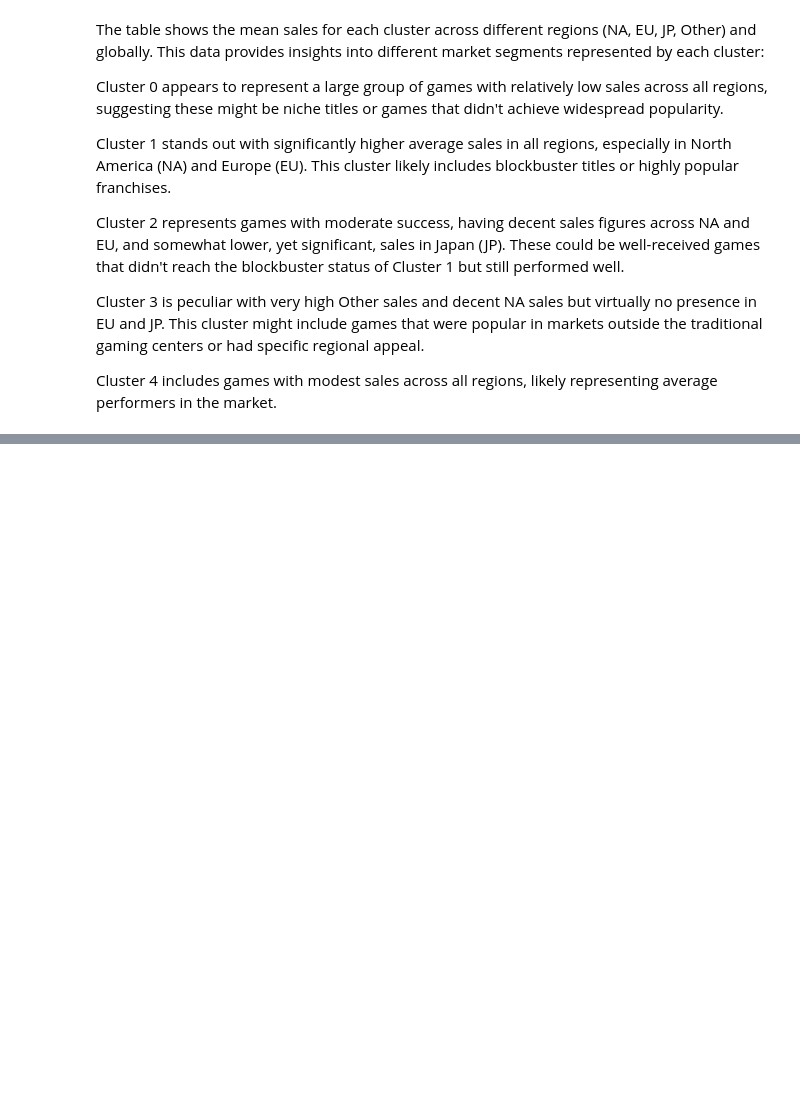
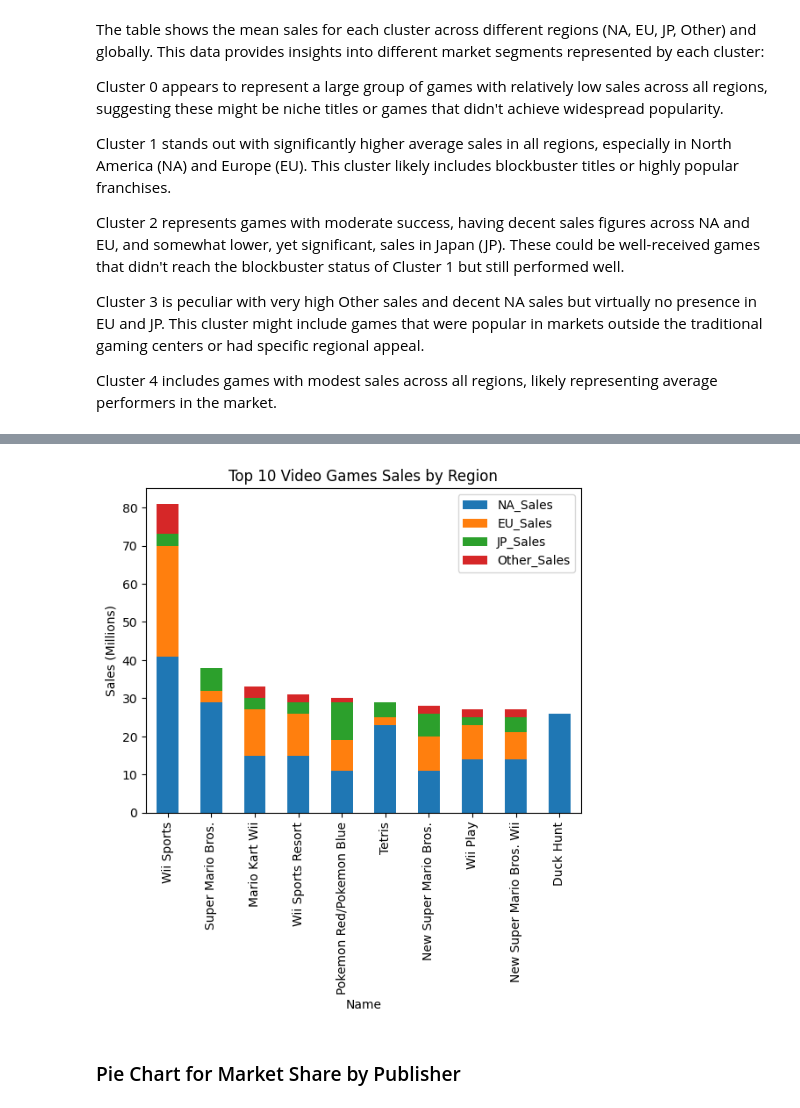
Before and after one commit to KaylumCassidy/Projects_CV, a Jupyter notebook: C20323831_CA2_SF_KAYLUM.ipynb, the cells around one changed output, grey strips where cells are left out. Saved outputs shown, nothing was run; the diff lists cells and outputs as text; code cells hidden in the pictures; blank space fills up the shorter version.

```diff
--- a/C20323831_CA2_SF_KAYLUM.ipynb
+++ b/C20323831_CA2_SF_KAYLUM.ipynb
@@ -1418,0 +1563,15 @@ Cluster 4 includes games with modest sales across all regions, likely representi
+# %%
+top_games = df.orderBy(F.desc('Global_Sales')).limit(10)
+# %%
+# Convert top_games to Pandas DataFrame named top_games_pd
+top_games_pd = top_games.toPandas()
+
+top_games_pd.plot(kind='bar', stacked=True, x='Name',
+                  y=['NA_Sales', 'EU_Sales', 'JP_Sales', 'Other_Sales'])
+plt.ylabel('Sales (Millions)')
+plt.title('Top 10 Video Games Sales by Region')
+plt.show()
+# %% [output]
+[figure, added]
+# %% [markdown]
+### Pie Chart for Market Share by Publisher
```
Also changed, not shown: parts of 26 cells of this notebook.
